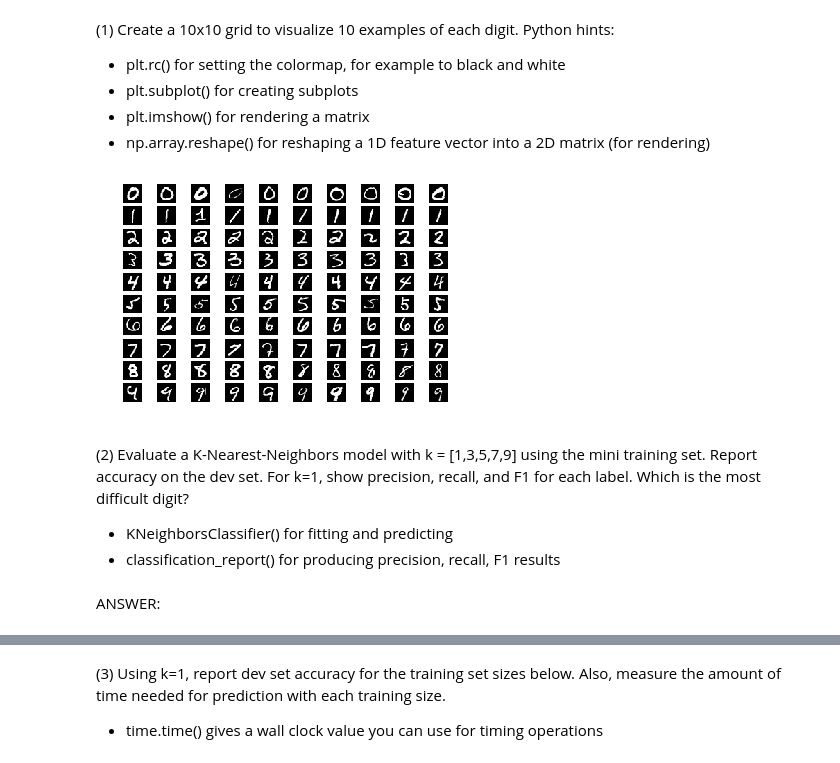
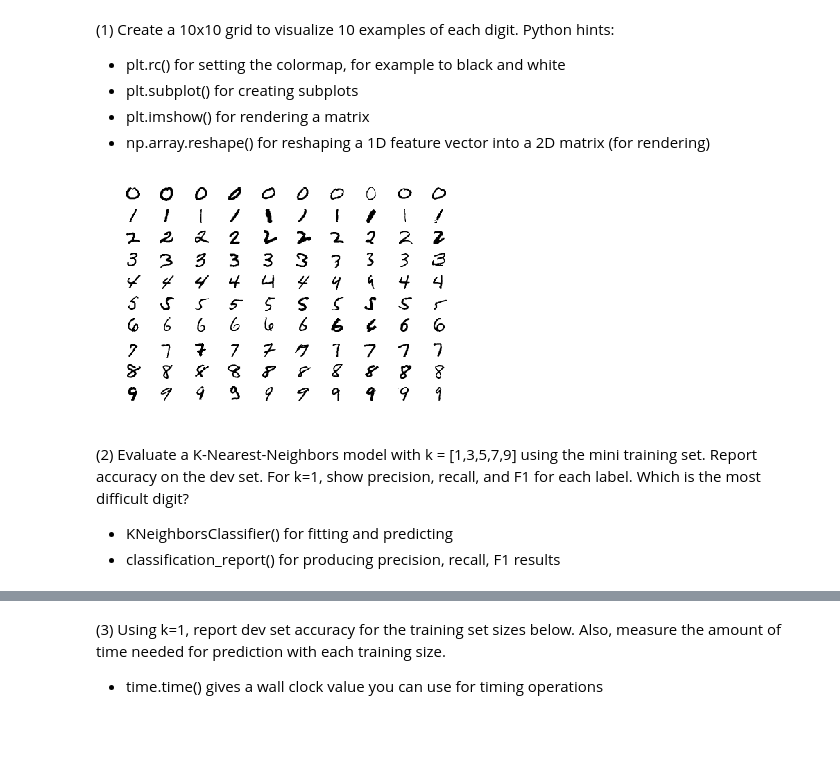
Before and after one commit to SombiriX/w207_git, a Jupyter notebook: project1/sombiri_enwemeka_p1.ipynb, the cells around one changed output, grey strips where cells are left out. Drawn from its saved outputs; the diff is of its cells as text; code cells hidden in the pictures; blank space fills up the shorter version.

Commit message:
Code cleanup, answered P2

```diff
--- a/project1/sombiri_enwemeka_p1.ipynb
+++ b/project1/sombiri_enwemeka_p1.ipynb
@@ -70,38 +70,40 @@ label shape: (70000L,)
 - plt.imshow() for rendering a matrix
 - np.array.reshape() for reshaping a 1D feature vector into a 2D matrix (for rendering)
 # %%
-#def P1(num_examples=10):
+def P1(num_examples=10):
 
 ### STUDENT START ###
-def P1(num_examples=10):
+    '''
+    This function finds and displays the requested number of
+    examplesof each entry within set of image data
+        num_examples: The number of examples to display for each entry
+    '''
     # Determine the number of unique entries within the  set
-    set_size = len(set(test_labels))
+    set_size = len(set(train_labels))
 
     # Get n examples of each label where n = num_examples
     digit = []
     for x in range(set_size):
-        digit.append(np.where(test_labels == x)[0][:num_examples])
+        digit.append(np.where(train_labels == x)[0][:num_examples])
 
     # Create a plot that is set_size by num_examples large
     f, axarr = plt.subplots(set_size, num_examples)
     for x in range(set_size):
         i = 0
         for example in digit[x]:
-            pixels = test_data[example]
+            pixels = train_data[example]
             pixels = pixels.reshape((28, 28))
-            axarr[x, i].imshow(pixels, cmap='gray')
+            axarr[x, i].imshow(pixels, cmap='gray_r')
             axarr[x, i].axis('off')
             i = i + 1
 
     plt.show()
 
-P1(10)
-
 ### STUDENT END ###A
 
-#P1(10)
+P1(10)
 # %% [output]
-[figure, old version]
+[figure, new version]
 # %% [markdown]
 (2) Evaluate a K-Nearest-Neighbors model with k = [1,3,5,7,9] using the mini training set. Report accuracy on the dev set. For k=1, show precision, recall, and F1 for each label. Which is the most difficult digit?
 
@@ -121,2 +111,0 @@ P1(10)
-# %% [markdown]
-ANSWER:
```
Also changed, not shown: parts of 4 cells of this notebook.
